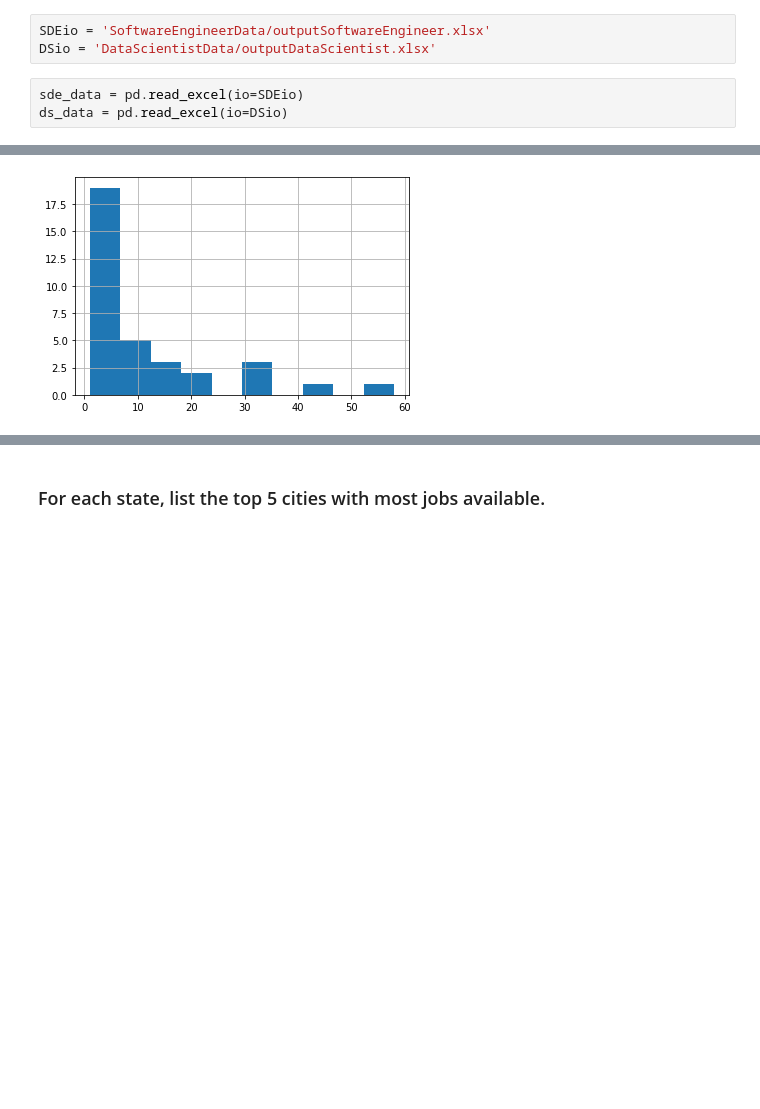
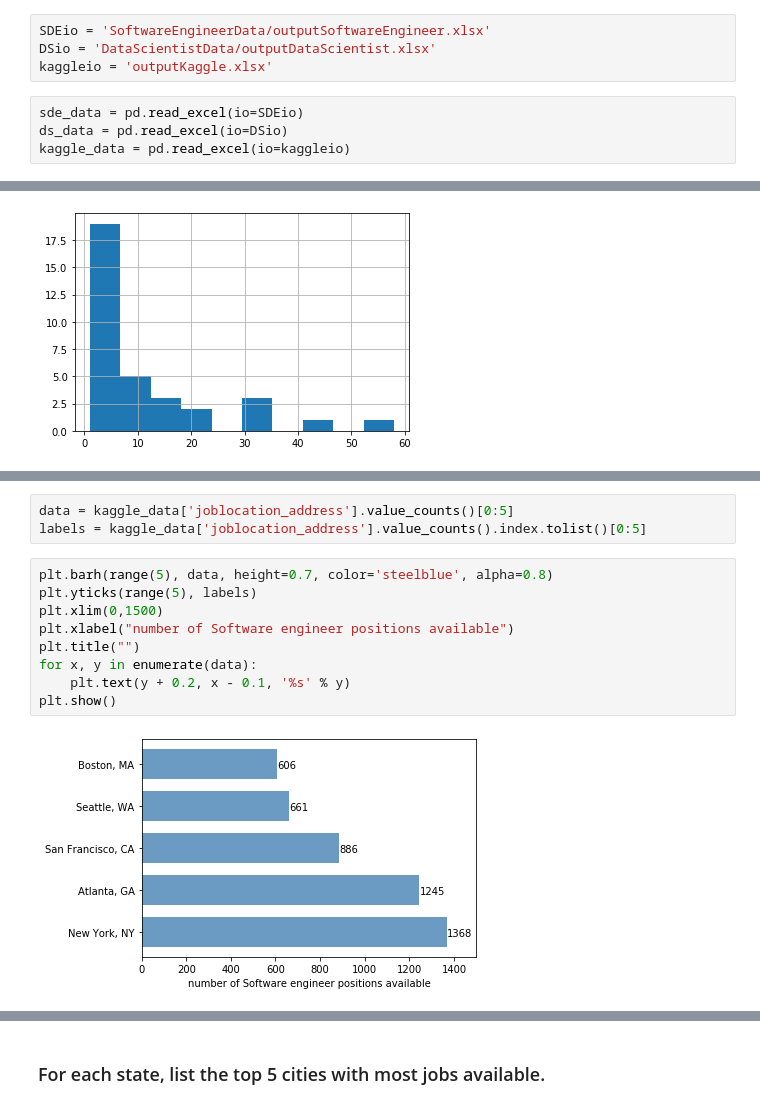
Before and after one commit to Leona-Hu/Skill-Finder, a Jupyter notebook: Skill_Finder_Analysis.ipynb, the cells around one changed output, grey strips where cells are left out. Drawn from its saved outputs; the diff is of its cells as text; blank space fills up the shorter version.

```diff
--- a/Skill_Finder_Analysis.ipynb
+++ b/Skill_Finder_Analysis.ipynb
@@ -28,6 +28,8 @@ import matplotlib.pyplot as plt
 # %%
 SDEio = 'SoftwareEngineerData/outputSoftwareEngineer.xlsx'
 DSio = 'DataScientistData/outputDataScientist.xlsx'
+kaggleio = 'outputKaggle.xlsx'
 # %%
 sde_data = pd.read_excel(io=SDEio)
 ds_data = pd.read_excel(io=DSio)
+kaggle_data = pd.read_excel(io=kaggleio)
@@ -87,0 +131,14 @@ ds_data['state'].value_counts().hist()
+# %%
+data = kaggle_data['joblocation_address'].value_counts()[0:5]
+labels = kaggle_data['joblocation_address'].value_counts().index.tolist()[0:5]
+# %%
+plt.barh(range(5), data, height=0.7, color='steelblue', alpha=0.8)
+plt.yticks(range(5), labels)
+plt.xlim(0,1500)
+plt.xlabel("number of Software engineer positions available")
+plt.title("")
+for x, y in enumerate(data):
+    plt.text(y + 0.2, x - 0.1, '%s' % y)
+plt.show()
+# %% [output]
+[figure, added]
```
Also changed, not shown: parts of 38 cells of this notebook.
